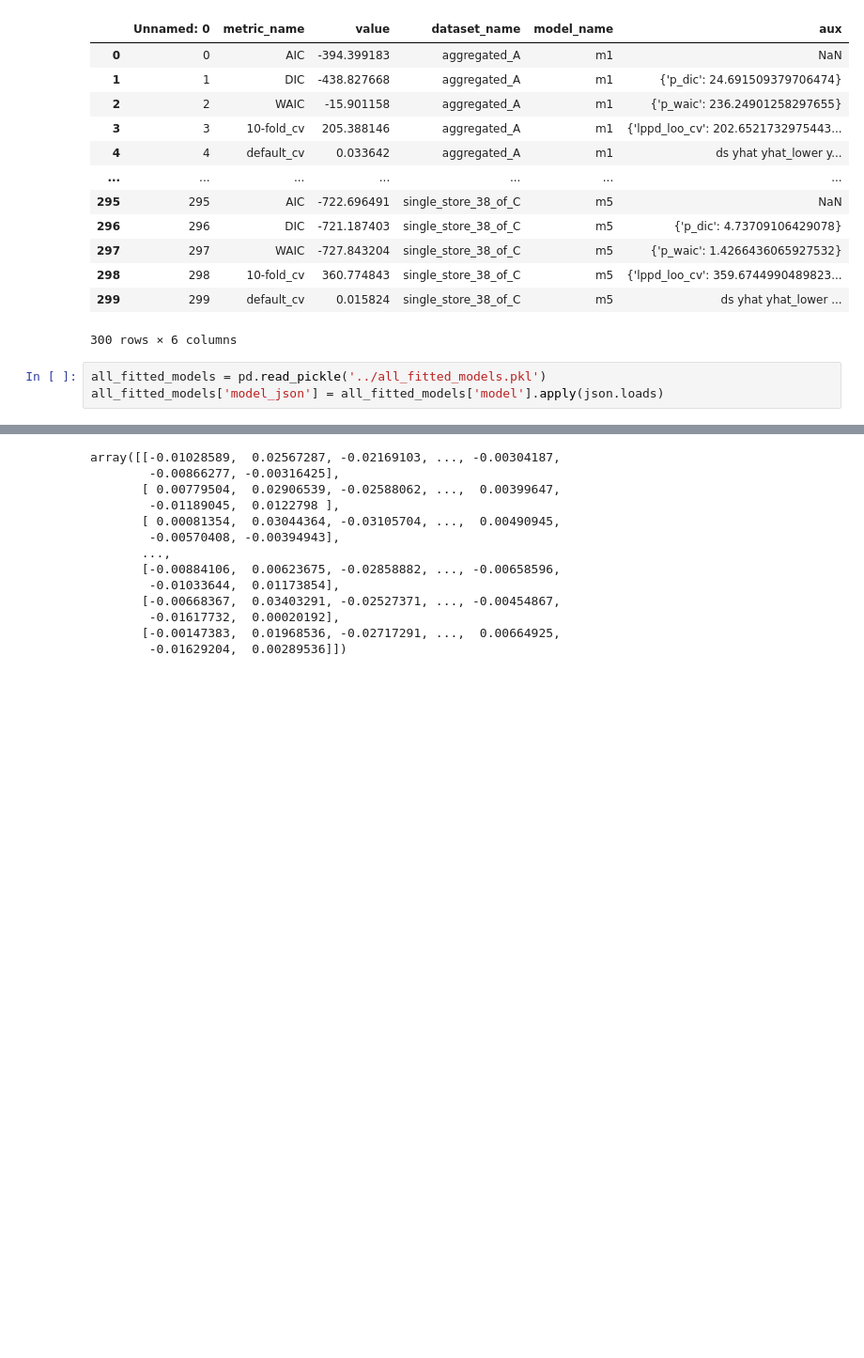
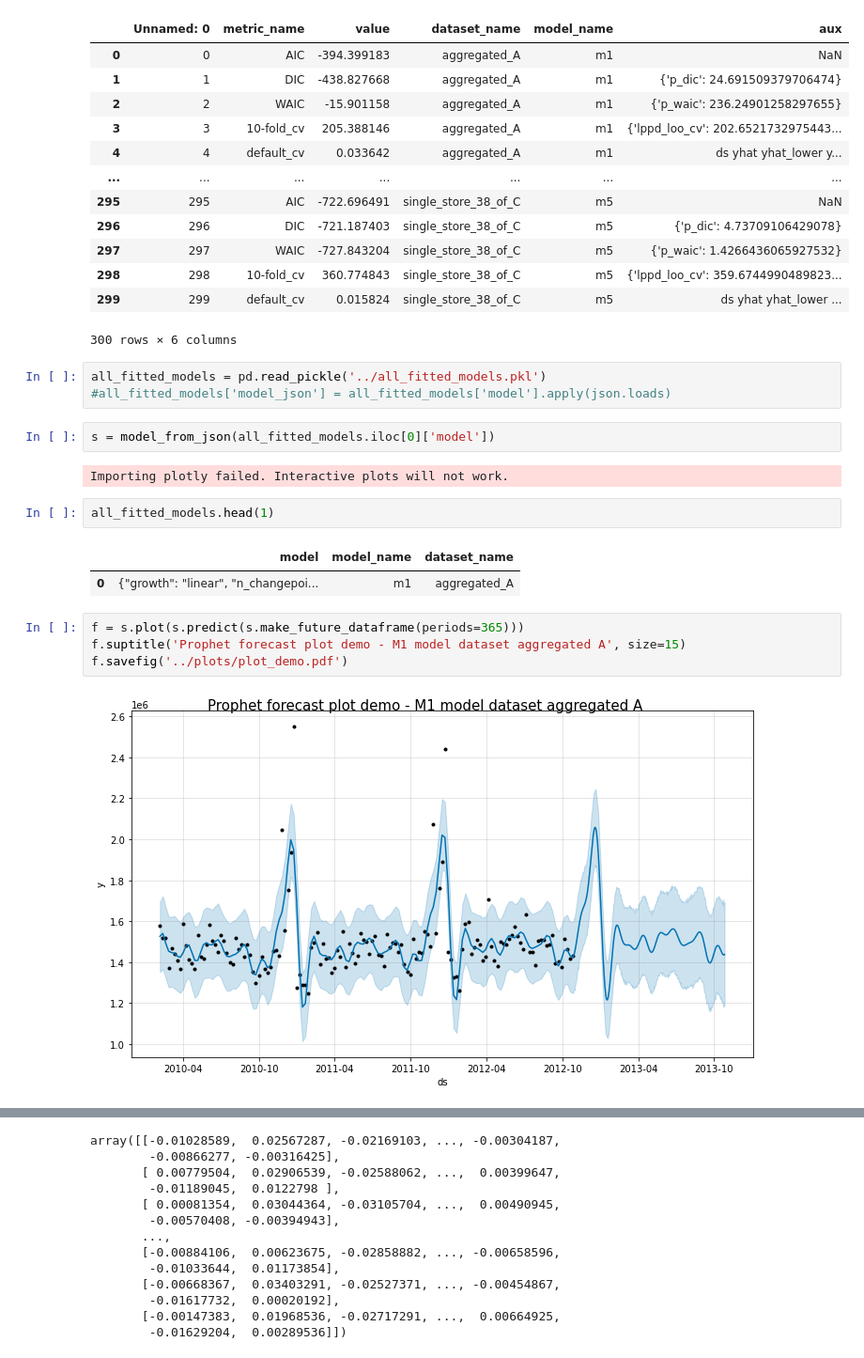
Before and after one commit to leevironty/BSC_thesis, a Jupyter notebook: notebooks/no_extra.ipynb, the cells around one changed output, grey strips where cells are left out. Shown at 94% size. Cells and saved outputs as stored; diff of their text form; blank space fills up the shorter version.

Commit message:
added some prediction plot concepts

```diff
--- a/notebooks/no_extra.ipynb
+++ b/notebooks/no_extra.ipynb
@@ -46,4 +48,19 @@ big_fit
 300 rows × 6 columns
 # %%
 all_fitted_models = pd.read_pickle('../all_fitted_models.pkl')
-all_fitted_models['model_json'] = all_fitted_models['model'].apply(json.loads)
+#all_fitted_models['model_json'] = all_fitted_models['model'].apply(json.loads)
+# %%
+s = model_from_json(all_fitted_models.iloc[0]['model'])
+# %% [output]
+Importing plotly failed. Interactive plots will not work.
+# %%
+all_fitted_models.head(1)
+# %% [output]
+|  | model | model_name | dataset_name |
+| 0 | {"growth": "linear", "n_changepoi... | m1 | aggregated_A |
+# %%
+f = s.plot(s.predict(s.make_future_dataframe(periods=365)))
+f.suptitle('Prophet forecast plot demo - M1 model dataset aggregated A', size=15)
+f.savefig('../plots/plot_demo.pdf')
+# %% [output]
+[figure, added]
```
Also changed, not shown: parts of 19 cells of this notebook, 11 other files.
